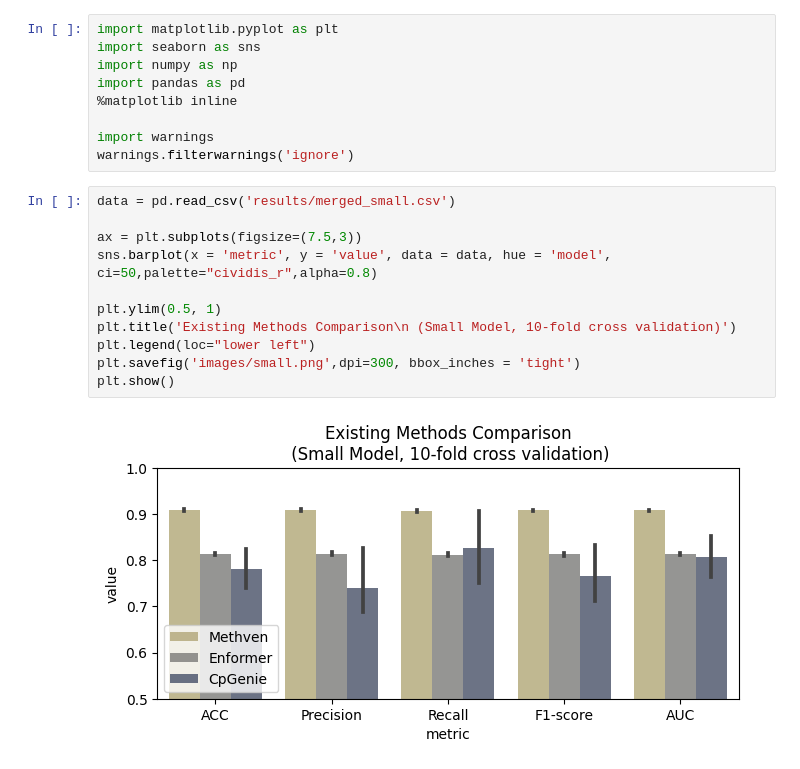
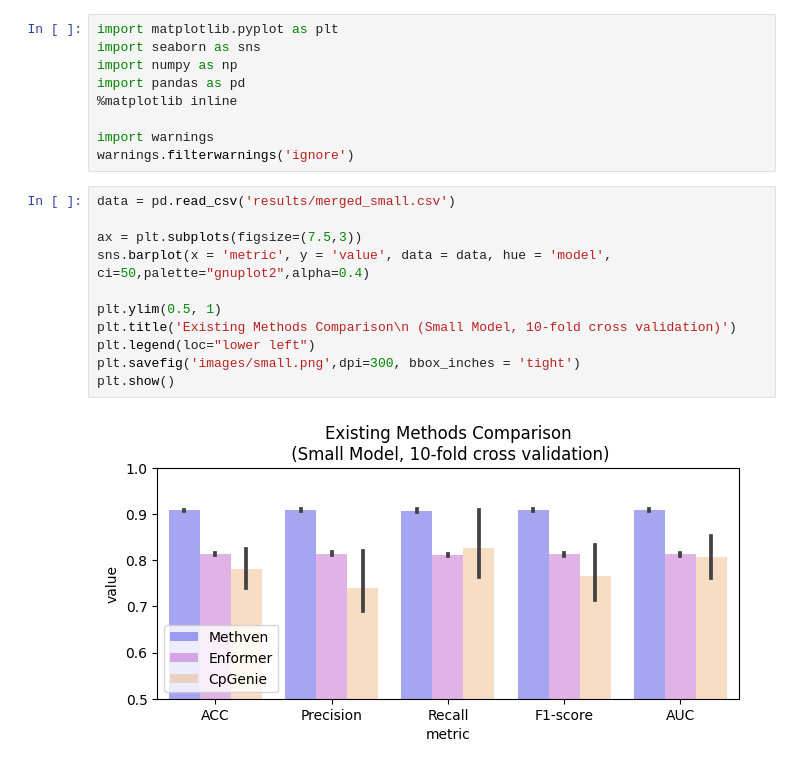
Before and after one commit to Liuzhe30/Methven, a Jupyter notebook: experiment/06-existing-methods-comparison/merged_visualization.ipynb, the cells around one changed output. Cells and saved outputs as stored; diff of their text form.

Commit message:
update mono visualization

```diff
--- a/experiment/06-existing-methods-comparison/merged_visualization.ipynb
+++ b/experiment/06-existing-methods-comparison/merged_visualization.ipynb
@@ -12,16 +12,16 @@ warnings.filterwarnings('ignore')
 # %%
 data = pd.read_csv('results/merged_small.csv')
 
 ax = plt.subplots(figsize=(7.5,3))
-sns.barplot(x = 'metric', y = 'value', data = data, hue = 'model', ci=50,palette="cividis_r",alpha=0.8)
+sns.barplot(x = 'metric', y = 'value', data = data, hue = 'model', ci=50,palette="gnuplot2",alpha=0.4)
 
 plt.ylim(0.5, 1)
 plt.title('Existing Methods Comparison\n (Small Model, 10-fold cross validation)')
 plt.legend(loc="lower left")
 plt.savefig('images/small.png',dpi=300, bbox_inches = 'tight')
 plt.show()
 # %% [output]
-[figure, old version]
+[figure, new version]
 # %%
 data = pd.read_csv('results/merged_large.csv')
 
```
Also changed, not shown: parts of 1 cell of this notebook, 1 other file.
